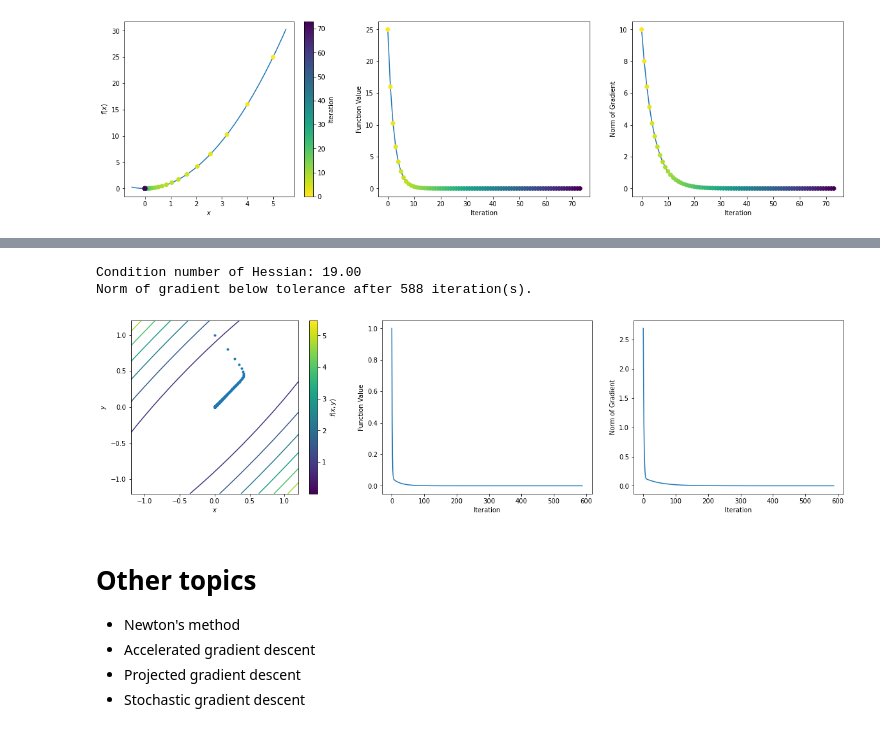
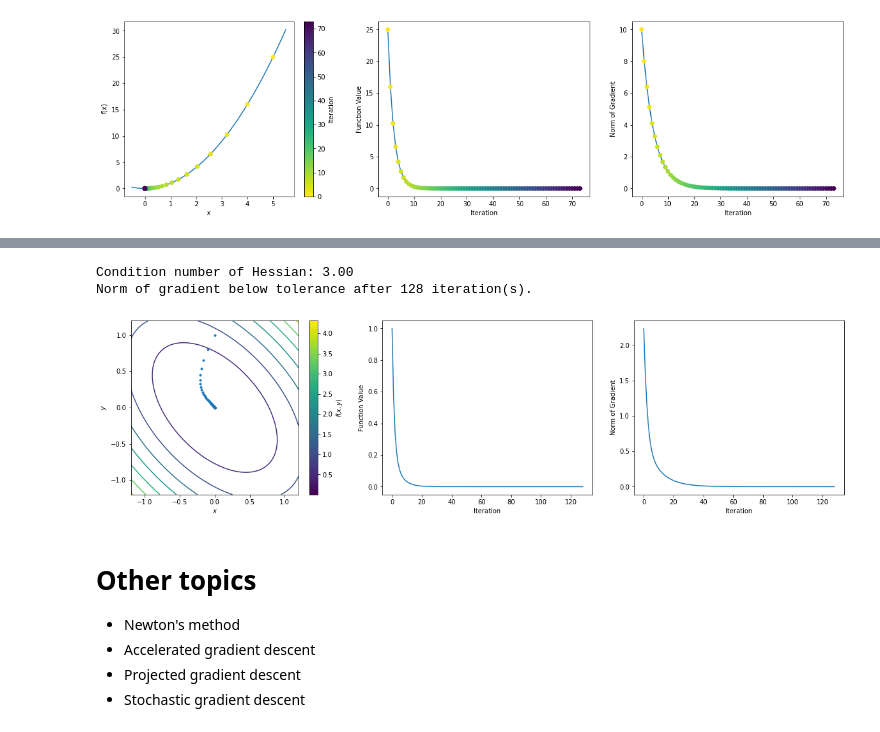
Before and after one commit to UW-AMO/neurohackademy, a Jupyter notebook: notebooks/Part1-IterativeMethods.ipynb, the cells around one changed output, grey strips where cells are left out. Drawn from its saved outputs; the diff is of its cells as text; code cells hidden in the pictures.

```diff
--- a/notebooks/Part1-IterativeMethods.ipynb
+++ b/notebooks/Part1-IterativeMethods.ipynb
@@ -124,15 +129,15 @@ An explanation of the condition number.
 # %%
-x0 = [0, 1]; c = -1.8 # modify these variables
+x0 = [0, 1]; c = 1 # modify these variables
 func = lambda x: x[0]**2 + c*x[0]*x[1] + x[1]**2
 grad = lambda x: np.array([2*x[0] + c*x[1], 2*x[1] + c*x[0]])
 hess = [[2, c], [c, 2]]
-print(f'Condition number of Hessian: {np.linalg.cond(hess):.2f}')
+print(f'Condition number of the Hessian: {np.linalg.cond(hess):.2f}')
 results = utils.gradient_descent(func, grad, x0=x0, step=0.1)
 utils.plot_2d(func, results)
 # %% [output]
-Condition number of Hessian: 19.00
-Norm of gradient below tolerance after 588 iteration(s).
+Condition number of Hessian: 3.00
+Norm of gradient below tolerance after 128 iteration(s).
-[figure, old version]
+[figure, new version]
 # %% [markdown]
 # Other topics
 
```
Also changed, not shown: parts of 2 cells of this notebook, 1 other file.
